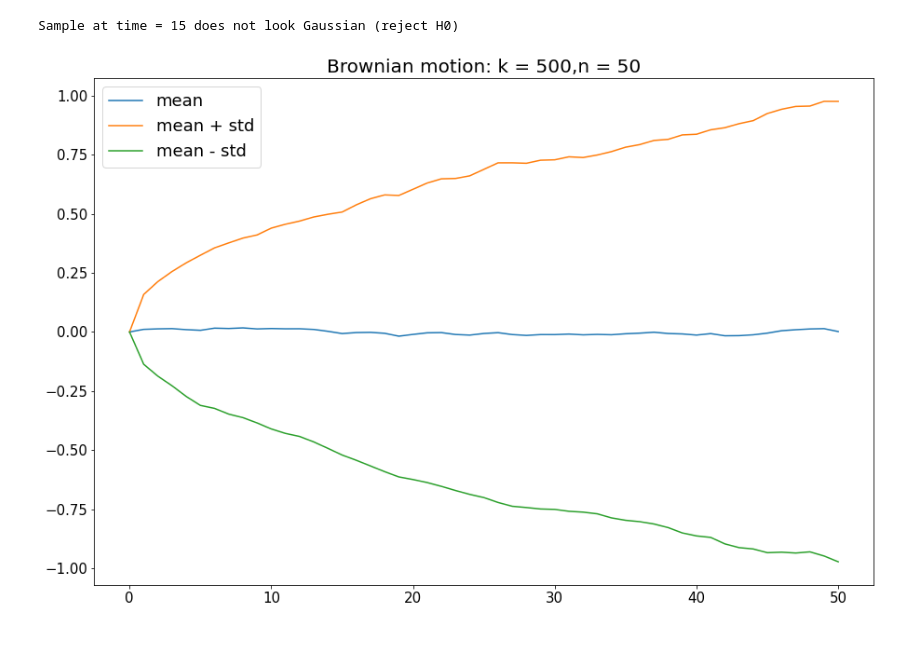
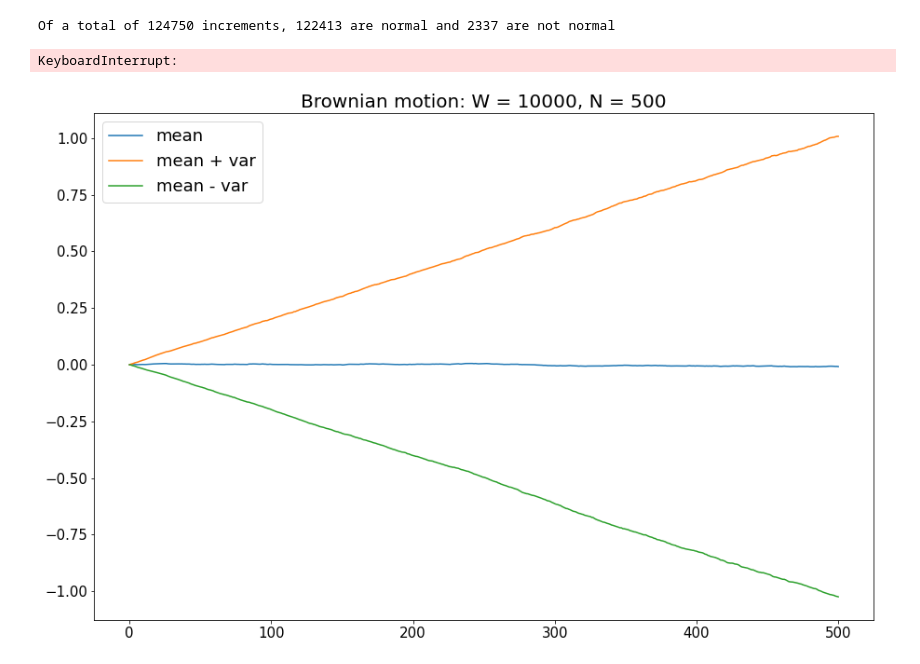
Before and after one commit to simonfallon/Stochastical-Processes-EAFIT, a Jupyter notebook: SImulacion MBEU.ipynb, the cells around one changed output. Drawn from its saved outputs; the diff is of its cells as text; code cells hidden in the pictures.

```diff
--- a/SImulacion MBEU.ipynb
+++ b/SImulacion MBEU.ipynb
@@ -22,13 +22,13 @@ def brownian_motion(n):
     return x
 # %%
 # simulate k runs of brownian motion with n steps
-k, n, = 500, 50
-X = [brownian_motion(n) for i in range (k)]
+w, n, = 10000, 500
+X = [brownian_motion(n) for i in range (w)]
 
 # plot all brownian motion paths
-for i in range(k):
+for i in range(w):
     plt.plot(X[i])
 
-plt.title(f"Brownian motion: k = {k},n = {n}")
+plt.title(f"Brownian motion: W = {w}, N = {n}")
 plt.show()
 # %% [output]
@@ -40,26 +40,56 @@ X = np.array(X)
 # Test normality of the brownian motion at every step
 from scipy.stats import shapiro
 
+normal, not_normal = 0, 0
+
 for i in range(1, n+1):
-    stat, p = shapiro(X[:, i])
-    # print('Statistics=%.3f, p=%.3f' % (stat, p))
-    # interpret
-    alpha = 0.05
-    if p <= alpha:
-        print(f'Sample at time = {i} does not look Gaussian (reject H0)')
+    for j in range(i+1, n+1):
+        Xij = X[:, j] - X[:, i]
+        stat, p = shapiro(Xij)
+        # print('Statistics=%.3f, p=%.3f' % (stat, p))
+        alpha = 0.05
+        if p <= alpha:
+            not_normal += 1
+            # print(f'Increment between times = ({i}, {j}) does not look Gaussian (reject H0)')
+        else:
+            normal += 1
+
+print(f"Of a total of {normal + not_normal} increments, {normal} are normal and {not_normal} are not normal")
 # %% [output]
-Sample at time = 15 does not look Gaussian (reject H0)
+Of a total of 124750 increments, 122413 are normal and 2337 are not normal
+# %%
+# Test independence of the brownian motion at every pair of steps
+from scipy.stats import spearmanr
+
+dependent, independent = 0, 0
+
+for i in range(1, n):
+    for j in range(i+1, n):
+        Di = X[:, i+1] - X[:, i]
+        Dj = X[:, j+1] - X[:, j]
+        stat, p = spearmanr(Di, Dj)
+        # print('Statistics=%.3f, p=%.3f' % (stat, p))
+        alpha = 0.05
+        if p <= alpha:
+            dependent += 1
+            # print(f'Samples at time = {i} and {j} are not independent (reject H0)')
+        else:
+            independent += 1
+
+print(f"Of a total of {dependent + independent} pairs, {independent} are independent and {dependent} are not independent")
+# %% [output]
+KeyboardInterrupt:
 # %%
-# calculate the mean and standard deviation of each column
+# calculate the mean and variance of each column
 mean = np.mean(X, axis=0)
-std = np.std(X, axis=0)
+var = np.var(X, axis=0)
 
-# plot the mean and standard deviation
-plt.title(f"Brownian motion: k = {k}, n = {n}")
+# plot the mean and variance
+plt.title(f"Brownian motion: W = {w}, N = {n}")
 plt.plot(mean, label="mean")
-plt.plot(mean + std, label="mean + std")
-plt.plot(mean - std, label="mean - std")
+plt.plot(mean + var, label="mean + var")
+plt.plot(mean - var, label="mean - var")
 plt.legend()
 plt.show()
 # %% [output]
-[figure, old version]
+[figure, new version]
```
Also changed, not shown: parts of 1 cell of this notebook.
